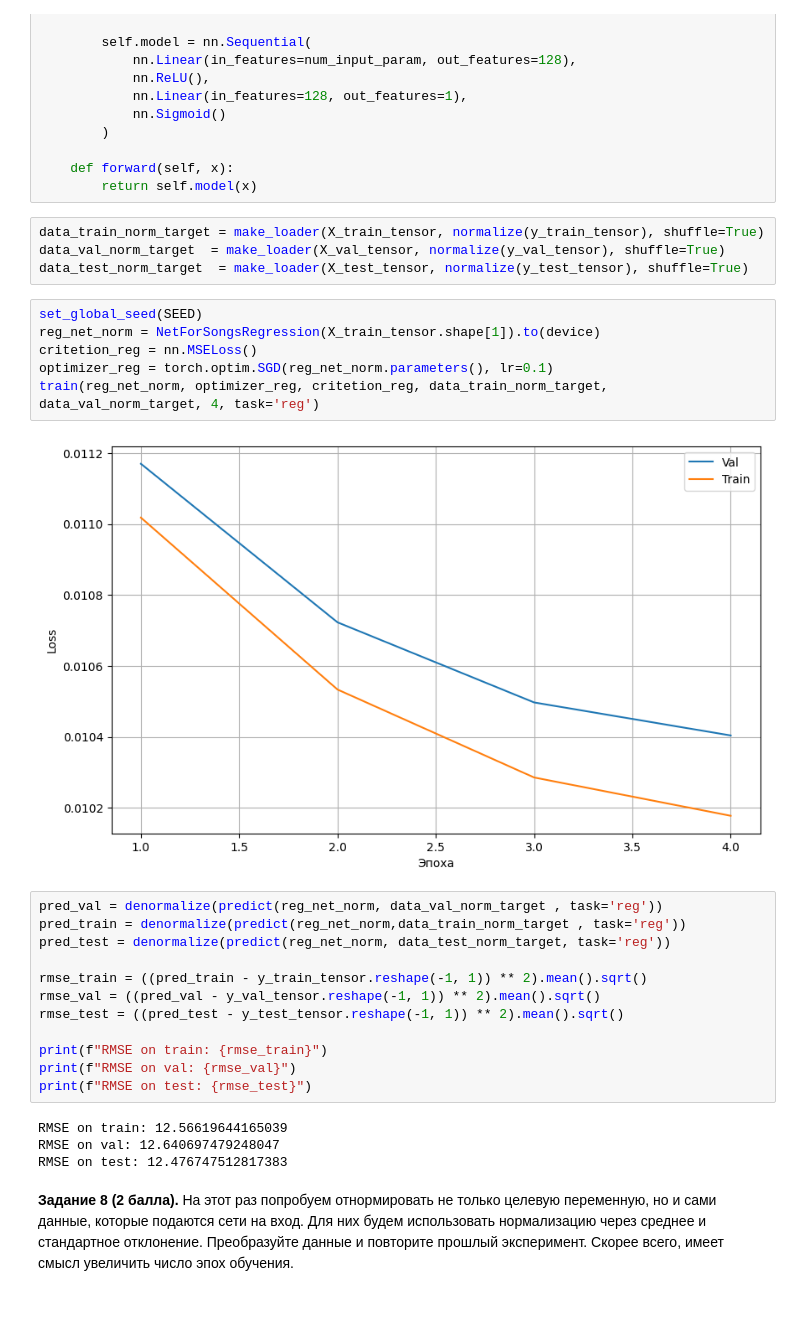
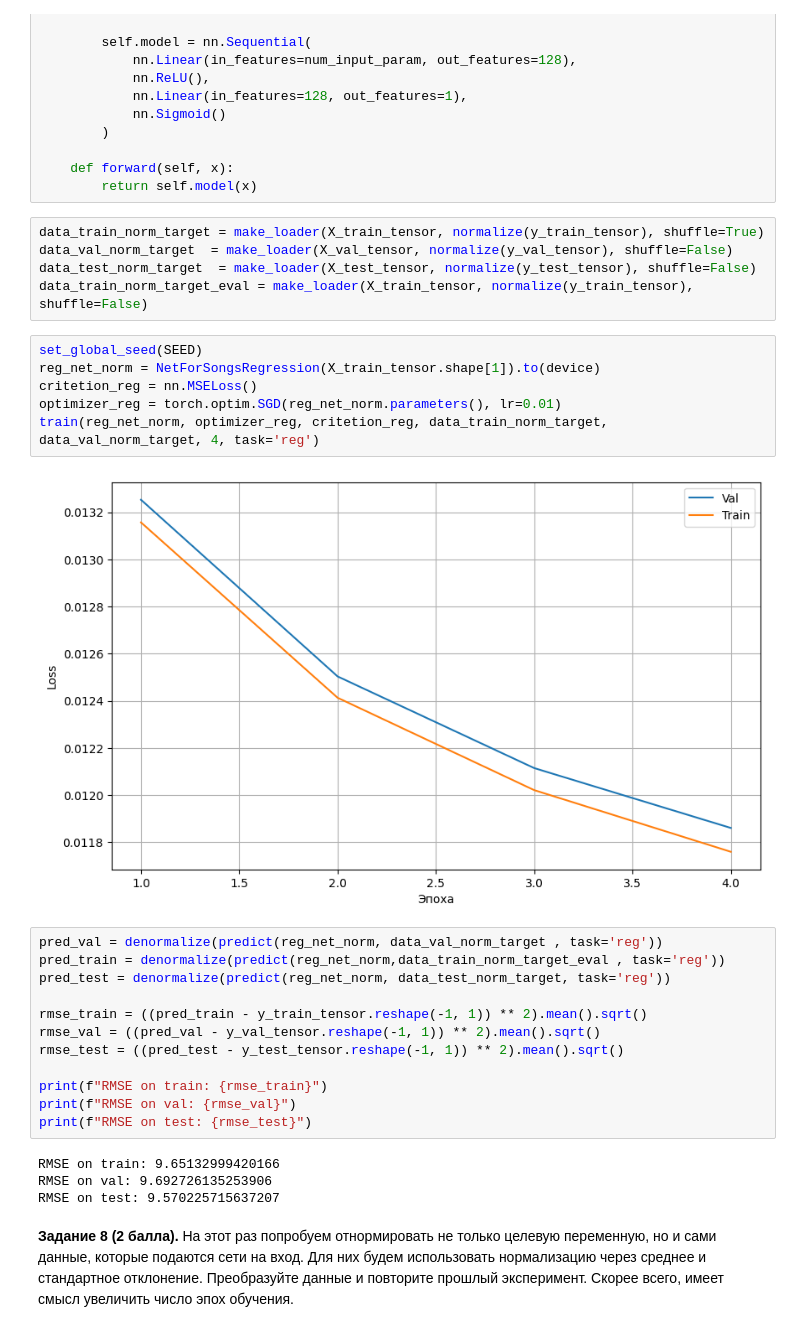
Before and after one commit to Aleksander-23443/iad_dl, a Jupyter notebook: dz1_iad/homework_01.ipynb, the cells around one changed output. Drawn from its saved outputs; the diff is of its cells as text.

```diff
--- a/dz1_iad/homework_01.ipynb
+++ b/dz1_iad/homework_01.ipynb
@@ -686,19 +687,20 @@ class NetForSongsRegression(nn.Module):
         return self.model(x)
 # %%
 data_train_norm_target = make_loader(X_train_tensor, normalize(y_train_tensor), shuffle=True)
-data_val_norm_target  = make_loader(X_val_tensor, normalize(y_val_tensor), shuffle=True)
-data_test_norm_target  = make_loader(X_test_tensor, normalize(y_test_tensor), shuffle=True)
+data_val_norm_target  = make_loader(X_val_tensor, normalize(y_val_tensor), shuffle=False)
+data_test_norm_target  = make_loader(X_test_tensor, normalize(y_test_tensor), shuffle=False)
+data_train_norm_target_eval = make_loader(X_train_tensor, normalize(y_train_tensor), shuffle=False)
 # %%
 set_global_seed(SEED)
 reg_net_norm = NetForSongsRegression(X_train_tensor.shape[1]).to(device)
 critetion_reg = nn.MSELoss()
-optimizer_reg = torch.optim.SGD(reg_net_norm.parameters(), lr=0.1)
+optimizer_reg = torch.optim.SGD(reg_net_norm.parameters(), lr=0.01)
 train(reg_net_norm, optimizer_reg, critetion_reg, data_train_norm_target, data_val_norm_target, 4, task='reg')
 # %% [output]
-[figure, old version]
+[figure, new version]
 # %%
 pred_val = denormalize(predict(reg_net_norm, data_val_norm_target , task='reg'))
-pred_train = denormalize(predict(reg_net_norm,data_train_norm_target , task='reg'))
+pred_train = denormalize(predict(reg_net_norm,data_train_norm_target_eval , task='reg'))
 pred_test = denormalize(predict(reg_net_norm, data_test_norm_target, task='reg'))
 
 rmse_train = ((pred_train - y_train_tensor.reshape(-1, 1)) ** 2).mean().sqrt()
@@ -709,8 +711,8 @@ print(f"RMSE on train: {rmse_train}")
 print(f"RMSE on val: {rmse_val}")
 print(f"RMSE on test: {rmse_test}")
 # %% [output]
-RMSE on train: 12.56619644165039
-RMSE on val: 12.640697479248047
-RMSE on test: 12.476747512817383
+RMSE on train: 9.65132999420166
+RMSE on val: 9.692726135253906
+RMSE on test: 9.570225715637207
 # %% [markdown]
 **Задание 8 (2 балла).** На этот раз попробуем отнормировать не только целевую переменную, но и сами данные, которые подаются сети на вход. Для них будем использовать нормализацию через среднее и стандартное отклонение. Преобразуйте данные и повторите прошлый эксперимент. Скорее всего, имеет смысл увеличить число эпох обучения.
```
Also changed, not shown: parts of 14 cells of this notebook.
